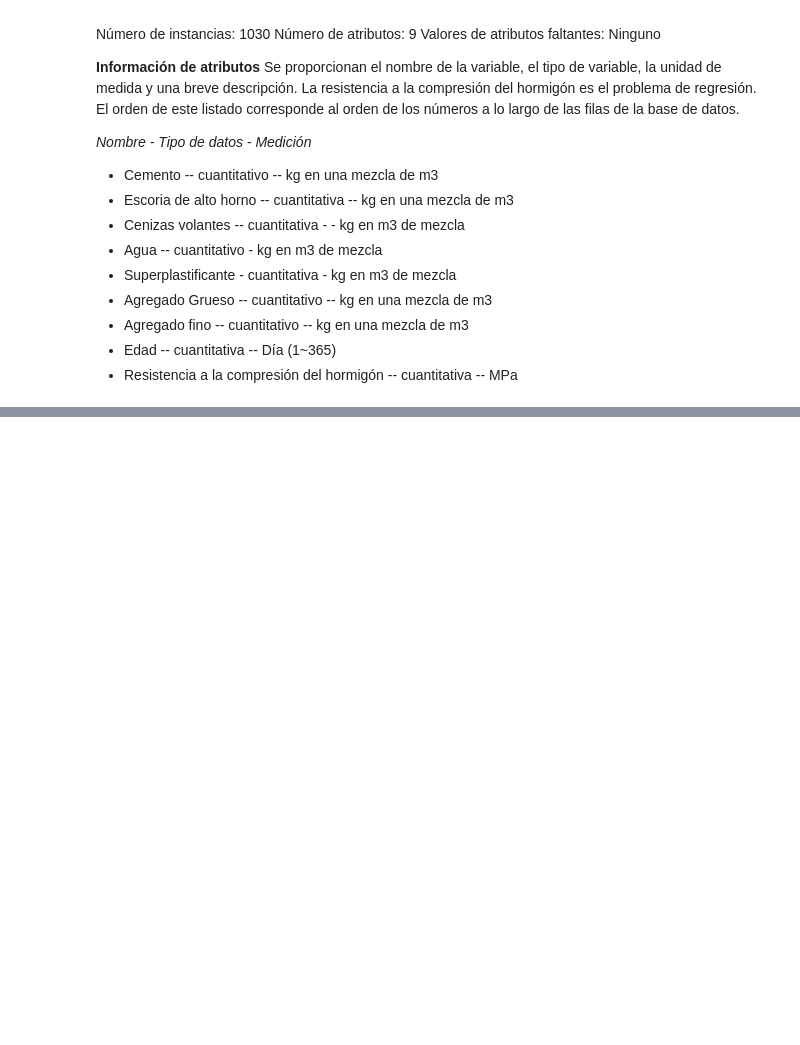
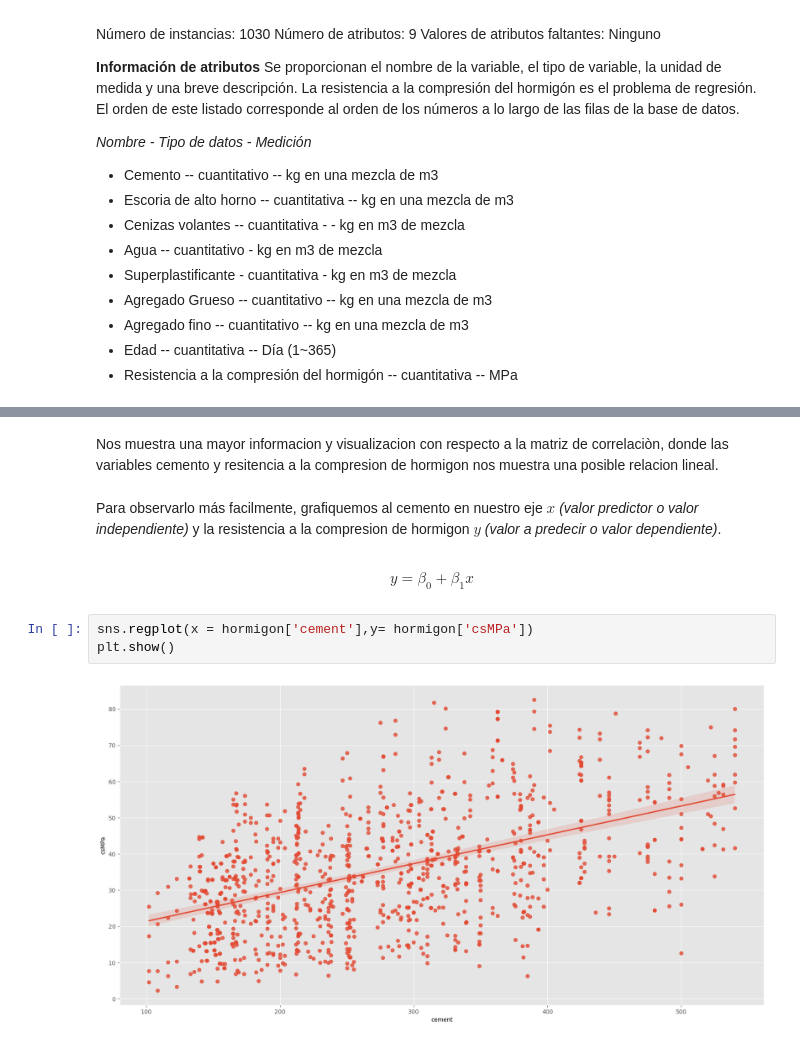
Before and after one commit to llanosrenzo/MachineLearning, a Jupyter notebook: Regresion/Modelo_Regression.ipynb, the cells around one changed output, grey strips where cells are left out. Saved outputs shown, nothing was run; the diff lists cells and outputs as text; blank space fills up the shorter version.

```diff
--- a/Regresion/Modelo_Regression.ipynb
+++ b/Regresion/Modelo_Regression.ipynb
@@ -60,0 +130,11 @@ ParserError: Error tokenizing data. C error: Expected 1 fields in line 33, saw 6
+# %% [markdown]
+Nos muestra una mayor informacion  y visualizacion con respecto a la matriz de correlaciòn, donde las variables cemento y resitencia a la compresion de hormigon nos muestra una posible relacion lineal.
+# %% [markdown]
+Para observarlo más facilmente, grafiquemos al cemento en nuestro eje $x$ *(valor predictor o valor independiente)* y la resistencia a la compresion de hormigon  $y$ *(valor a predecir o valor dependiente)*.
+# %% [markdown]
+$$ y = \beta_0 + \beta_1x$$
+# %%
+sns.regplot(x = hormigon['cement'],y= hormigon['csMPa'])
+plt.show()
+# %% [output]
+[figure, added]
```
Also changed, not shown: parts of 12 cells of this notebook, 1 other file.
